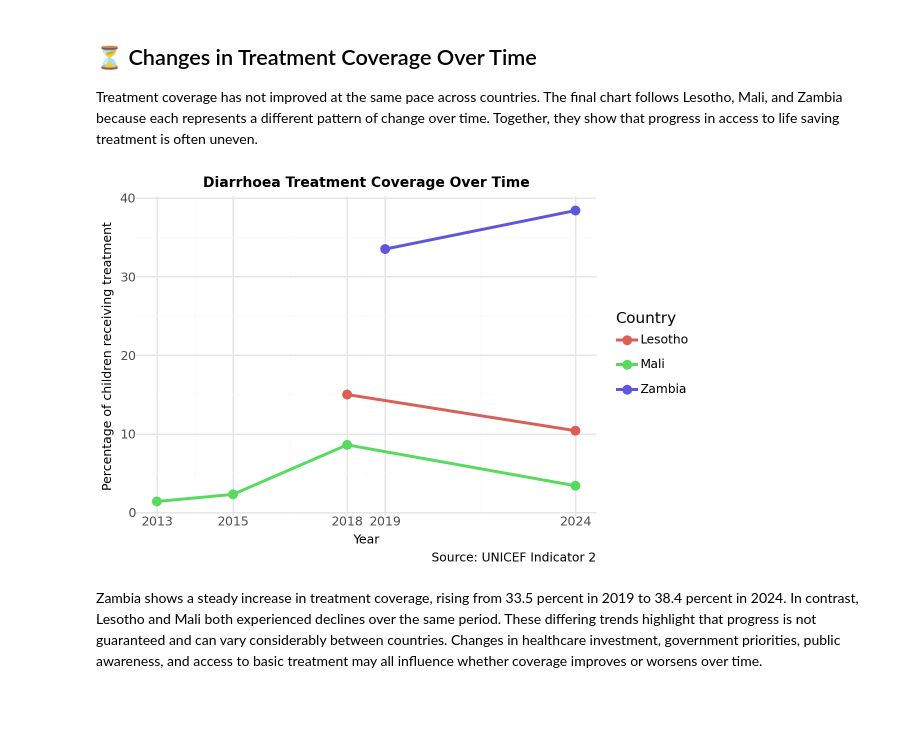
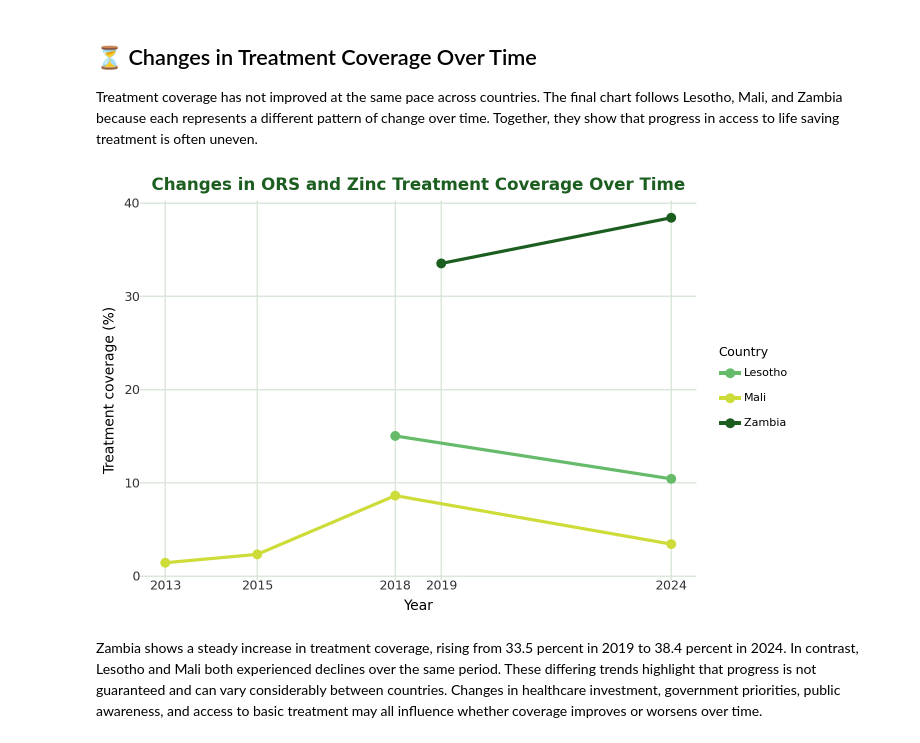
Before and after one commit to laniquahendricks2/laniquahendricks2.github.io, a Jupyter notebook: UNICEF_Assignment.ipynb, the cells around one changed output. Saved outputs shown, nothing was run; the diff lists cells and outputs as text; code cells hidden in the pictures; blank space fills up the shorter version.

```diff
--- a/UNICEF_Assignment.ipynb
+++ b/UNICEF_Assignment.ipynb
@@ -559,56 +708,73 @@ HTML('<hr style="border: none; height: 2px; background: linear-gradient(to right
 
 Treatment coverage has not improved at the same pace across countries. The final chart follows Lesotho, Mali, and Zambia because each represents a different pattern of change over time. Together, they show that progress in access to life saving treatment is often uneven.
 # %%
-#| fig-cap: "Treatment coverage improved steadily in Zambia but declined in Lesotho and Mali, showing that progress is uneven."
+#| fig-cap: "Treatment coverage improved steadily in Zambia but declined in Lesotho and Mali, showing that progress is uneven across countries."
 #| label: fig-time
 
 from plotnine import (
     ggplot, aes, geom_line, geom_point, labs,
-    theme_minimal, element_text, theme, scale_x_continuous
+    theme_minimal, element_text, theme, scale_x_continuous,
+    scale_color_manual, element_blank
 )
 
 # Select three countries with contrasting trends in treatment coverage over time
 selected = (
     indicator
     .filter(
         (pl.col("sex") == "Total") &
         (pl.col("country").is_in(["Zambia", "Lesotho", "Mali"]))
     )
     .select(["country", "time_period", "obs_value"])
 )
 
 # Compare how treatment coverage changed across the three countries
 (
     ggplot(
         selected.to_pandas(),
         aes(
             x="time_period",
             y="obs_value",
             color="country",
             group="country"
         )
     )
-    + geom_line(size=1.2)
+    + geom_line(size=1.3)
     + geom_point(size=3)
-    + scale_x_continuous(breaks=[2013, 2015, 2018, 2019, 2024])
+    + scale_color_manual(
+        values={
+            "Zambia": "#1b5e20",
+            "Lesotho": "#66bb6a",
+            "Mali": "#cddc39"
+        }
+    )
+    + scale_x_continuous(
+        breaks=[2013, 2015, 2018, 2019, 2024]
+    )
     + labs(
-        title="Diarrhoea Treatment Coverage Over Time",
+        title="Changes in ORS and Zinc Treatment Coverage Over Time",
         x="Year",
-        y="Percentage of children receiving treatment",
-        color="Country",
-        caption="Source: UNICEF Indicator 2"
+        y="Treatment coverage (%)",
+        color="Country"
     )
     + theme_minimal()
     + theme(
-        figure_size=(6, 4),
-        plot_title=element_text(size=10, weight="bold"),
-        axis_title=element_text(size=9),
-        axis_text=element_text(size=9),
-        legend_position="right"
+        figure_size=(7, 4.5),
+        plot_title=element_text(
+            size=12,
+            weight="bold",
+            color="#1b5e20"
+        ),
+        axis_title=element_text(size=10),
+        axis_text=element_text(size=9, color="#333333"),
+        legend_position="right",
+        legend_title=element_text(size=9),
+        legend_text=element_text(size=8),
+        panel_grid_minor=element_blank(),
+        panel_grid_major=element_text(color="#d9e6d9")
     )
 )
 # %% [output]
-[figure, old version]
+[figure, new version]
 # %% [markdown]
 Zambia shows a steady increase in treatment coverage, rising from 33.5 percent in 2019 to 38.4 percent in 2024. In contrast, Lesotho and Mali both experienced declines over the same period. These differing trends highlight that progress is not guaranteed and can vary considerably between countries. Changes in healthcare investment, government priorities, public awareness, and access to basic treatment may all influence whether coverage improves or worsens over time.
 # %% [markdown]
```
Also changed, not shown: parts of 13 cells of this notebook.
